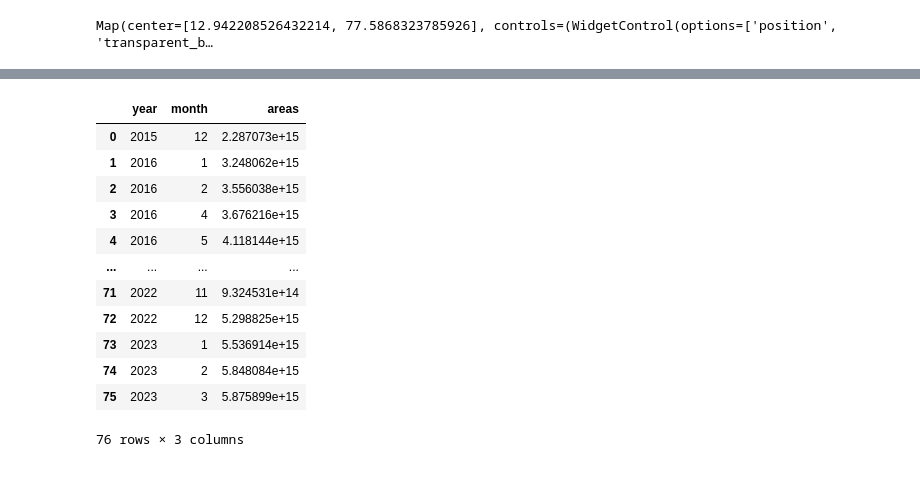
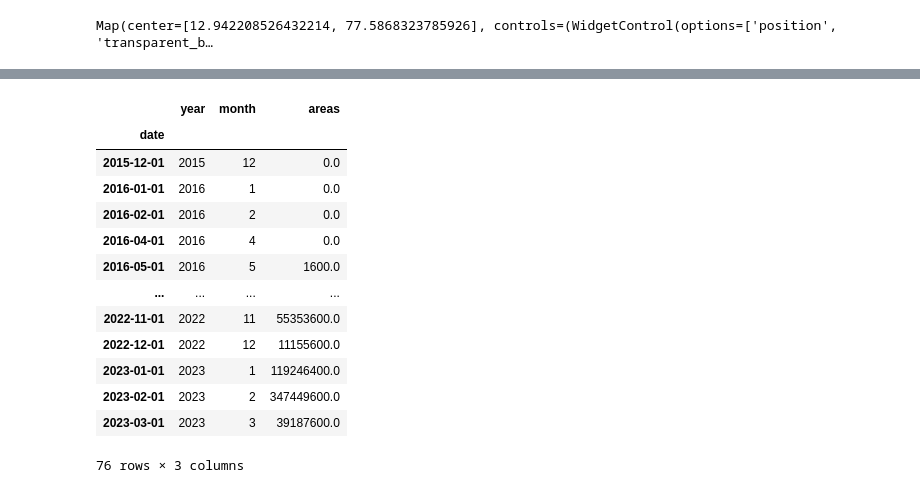
Before and after one commit to pranavmyname/dw-analytics, a Jupyter notebook: ge_cd.ipynb, the cells around one changed output, grey strips where cells are left out. Cells and saved outputs as stored; diff of their text form; code cells hidden in the pictures.

Commit message:
mosaic files on the same day

```diff
--- a/ge_cd.ipynb
+++ b/ge_cd.ipynb
@@ -56,12 +58,15 @@ image_col_ = ee.ImageCollection("GOOGLE/DYNAMICWORLD/V1"). \
             filterDate(image_before_start, image_after_end) \
             .filterBounds(geom) \
 
-monthlyMedians = filteringModule.computeMonthlyMedians(image_col_)
-monthlyMedians = filteringModule.forward_fill(monthlyMedians)
+mossaic = filteringModule.mosaicSamedayImage(image_col_)
+filled_col = filteringModule.forward_fill(mossaic)
+monthlyMedians = filteringModule.computeMonthlyMedians(filled_col)
+
 # print(monthlyMedians)
 # print(ee.Image(monthlyMedians.toList(monthlyMedians.size()).get(30)).bandNames().size())
 monthlyMedians = monthlyMedians.map(filteringModule.addBandnumber).filter(ee.Filter.gt('numBands',0))
-band = 'label'
+
+band = 'flooded_vegetation'
 dw =  monthlyMedians.select(band)
 beforeDw = dw.filterDate(image_before_start, image_before_end).mean()
 afterDw = dw.filterDate(image_after_start, image_after_end).mean()
@@ -71,7 +76,7 @@ lon, lat = geometry.centroid().getInfo()['coordinates']
 
 Map = geemap.Map()
 changeVisParams = {'min': 0, 'max': 1, 'palette': ['white', 'red']}
-Map.addLayer(dw.first().mask().clip(geometry), changeVisParams, 'Urban')
+# Map.addLayer(dw.first().mask().clip(geometry), changeVisParams, 'Urban')
 # Map.addLayer(dw.first().mask().Not(), {}, 'Urban')
 Map.addLayer(newUrban, changeVisParams, "New Urban")
 # Map.addLayer(monthlyMedians.first().select(['built', 'trees', 'water']).clip(geom), {}, 'Bangalore')
@@ -131,5 +116,5 @@ Map(center=[12.942208526432214, 77.5868323785926], controls=(WidgetControl(optio
 # %%
-reduced = dw.map(lambda image: ee.Feature(None, image.eq(6).reduceRegion(reducer = ee.Reducer.sum(), geometry= geom, scale = 20)\
+reduced = dw.map(lambda image: ee.Feature(None, image.gt(0.7).reduceRegion(reducer = ee.Reducer.sum(), geometry= geom, scale = 20)\
                                           .set('month', image.get('month'))\
                                            .set('year', image.get('year')) ))
 area_collection_dict = reduced.getInfo()
@@ -182,23 +174,30 @@ yearly_data
 # %%
 import pandas as pd
 import seaborn as sns
-# %%
-df = pd.DataFrame({"year": year_data, "month": month_data, "areas": areas})
-df
-# %% [output]
-|  | year | month | areas |
-| 0 | 2015 | 12 | 2.287073e+15 |
-| 1 | 2016 | 1 | 3.248062e+15 |
-| 2 | 2016 | 2 | 3.556038e+15 |
-| 3 | 2016 | 4 | 3.676216e+15 |
-| 4 | 2016 | 5 | 4.118144e+15 |
-| ... | ... | ... | ... |
-| 71 | 2022 | 11 | 9.324531e+14 |
-| 72 | 2022 | 12 | 5.298825e+15 |
-| 73 | 2023 | 1 | 5.536914e+15 |
-| 74 | 2023 | 2 | 5.848084e+15 |
-| 75 | 2023 | 3 | 5.875899e+15 |
-76 rows × 3 columns
+# %%
+df = pd.DataFrame({"year": year_data, "month": month_data, "areas": areas})
+df['date'] = pd.to_datetime(dict(year=df.year, month=df.month, day = 1))
+df.set_index('date', inplace=True)
+df = df.resample('MS').asfreq()
+df.fillna(method='ffill', inplace=True)
+df.month = df.index.month
+df.year = df.index.year
+df
+# %% [output]
+|  | year | month | areas |
+| date |  |  |  |
+| 2015-12-01 | 2015 | 12 | 0.0 |
+| 2016-01-01 | 2016 | 1 | 0.0 |
+| 2016-02-01 | 2016 | 2 | 0.0 |
+| 2016-04-01 | 2016 | 4 | 0.0 |
+| 2016-05-01 | 2016 | 5 | 1600.0 |
+| ... | ... | ... | ... |
+| 2022-11-01 | 2022 | 11 | 55353600.0 |
+| 2022-12-01 | 2022 | 12 | 11155600.0 |
+| 2023-01-01 | 2023 | 1 | 119246400.0 |
+| 2023-02-01 | 2023 | 2 | 347449600.0 |
+| 2023-03-01 | 2023 | 3 | 39187600.0 |
+76 rows × 3 columns
 # %%
 import plotly.express as px
 # %%
```
Also changed, not shown: parts of 12 cells of this notebook, 11 other files.
